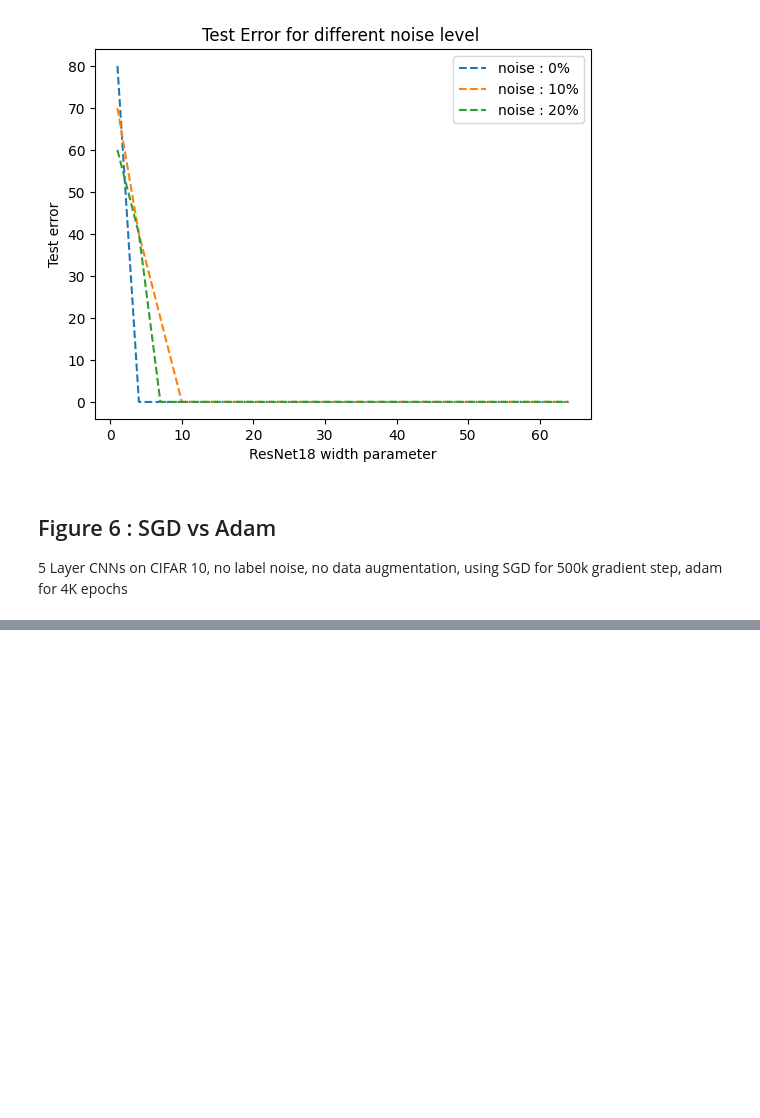
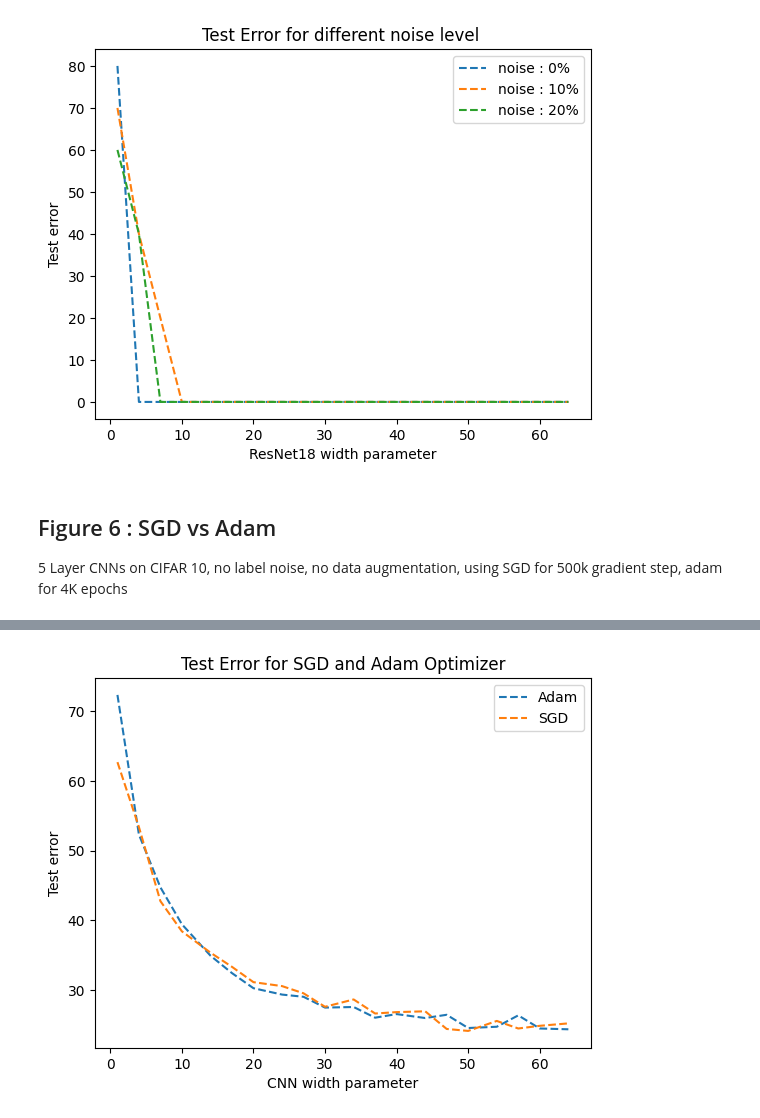
Before and after one commit to roduit/EE-411-FOIL-Project, a Jupyter notebook: source/main.ipynb, the cells around one changed output, grey strips where cells are left out. Cells and saved outputs as stored; diff of their text form; code cells hidden in the pictures; blank space fills up the shorter version.

Commit message:
figure6

```diff
--- a/source/main.ipynb
+++ b/source/main.ipynb
@@ -302,0 +320,6 @@ plt.show()
+# %%
+width_model_list = np.linspace(1, 64, 20,dtype=int)
+noise_ratio_list = [0]
+
+train_losses, train_accuracies, test_losses, test_accuracies = train_models(noise_ratio_list, width_model_list, CIFAR_10_train_dataset, CIFAR_10_test_dataset,optimizer = 'Adam', model = 'cnn')
+train_losses_SGD, train_accuracies_SGD, test_losses_SGD, test_accuracies_SGD = train_models(noise_ratio_list, width_model_list, CIFAR_10_train_dataset, CIFAR_10_test_dataset,optimizer = 'SGD', model = 'cnn')
@@ -302,0 +337,5 @@ plt.show()
+# %%
+display_error(test_accuracies,width_model_list,noise_ratio_list, 'Adam')
+display_error(test_accuracies_SGD,width_model_list,noise_ratio_list, 'SGD')
+# %% [output]
+[figure, added]
```
Also changed, not shown: parts of 11 cells of this notebook, 11 other files.
